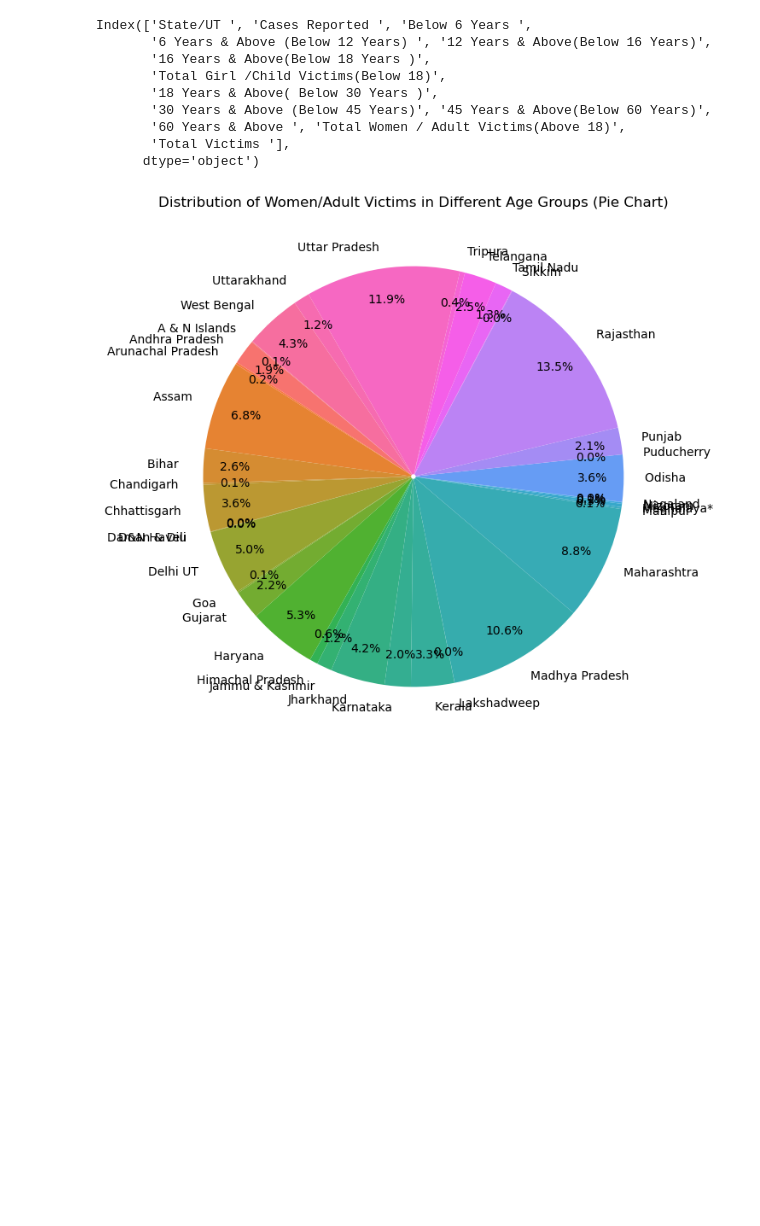
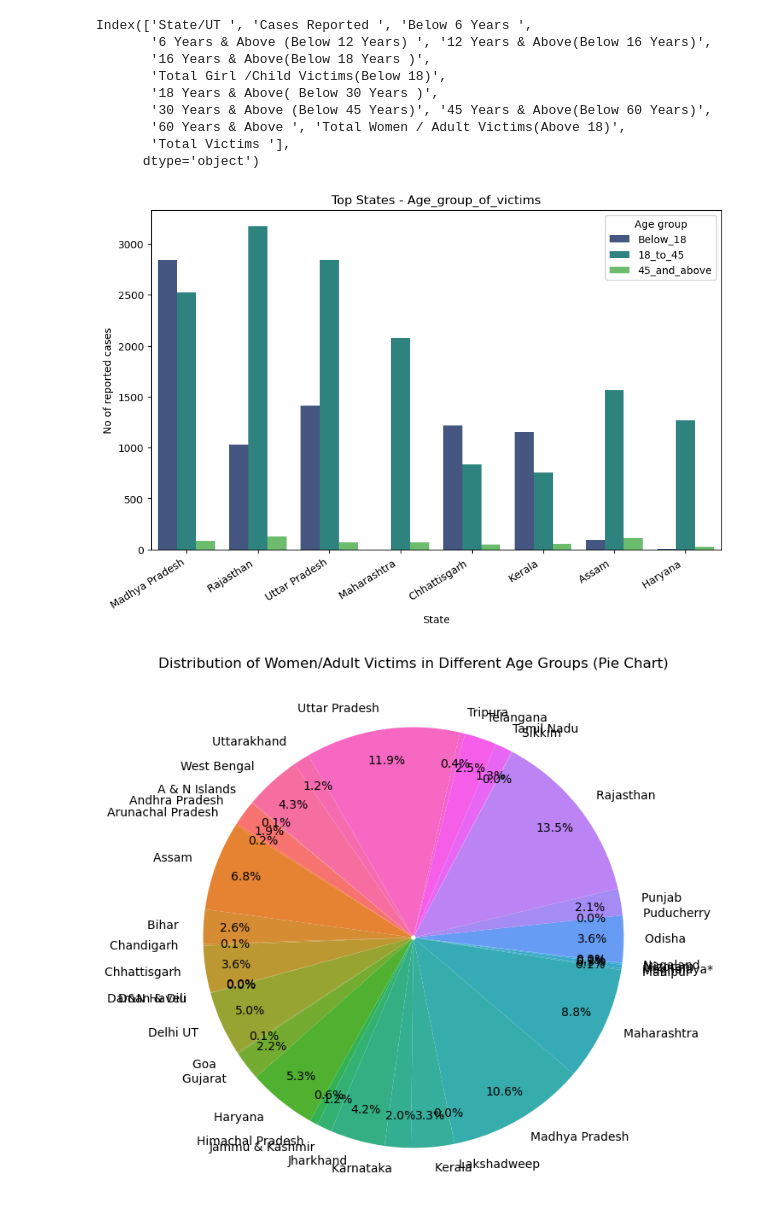
Before and after one commit to RajeevG187/Breaking-The-Scilence, a Jupyter notebook: DS250_project_EDA.ipynb, the cells around one changed output. Cells and saved outputs as stored; diff of their text form; code cells hidden in the pictures; blank space fills up the shorter version.

```diff
--- a/DS250_project_EDA.ipynb
+++ b/DS250_project_EDA.ipynb
@@ -245,6 +253,31 @@ Index(['State/UT ', 'Cases Reported ', 'Below 6 Years ',
        '60 Years & Above ', 'Total Women / Adult Victims(Above 18)',
        'Total Victims '],
       dtype='object')
+# %%
+sorted_age_group_df = Rape_under_Different_age_groups_2018.sort_values(by ='Total Victims ', ascending=False)
+# %%
+sorted_age_group_df['Below_18'] = sorted_age_group_df['Below 6 Years '] + sorted_age_group_df['6 Years & Above (Below 12 Years) '] + sorted_age_group_df['12 Years & Above(Below 16 Years)'] + sorted_age_group_df['16 Years & Above(Below 18 Years )']
+sorted_age_group_df['18_to_45'] = sorted_age_group_df['18 Years & Above( Below 30 Years )'] + sorted_age_group_df['30 Years & Above (Below 45 Years)']
+sorted_age_group_df['45_and_above'] = sorted_age_group_df['45 Years & Above(Below 60 Years)'] + sorted_age_group_df['60 Years & Above ']
+# %%
+data = sorted_age_group_df
+data = data.head(8)
+data= data[['State/UT ', 'Below_18', '18_to_45','45_and_above']]
+melted_data = pd.melt(data, id_vars=['State/UT '], var_name='Attribute', value_name='Value')
+
+vibrant_palette = sns.color_palette('husl', len(data['State/UT ']))
+
+# Create a bar plot
+plt.figure(figsize=(10, 6))
+sns.barplot(x='State/UT ', y='Value', hue='Attribute', data=melted_data, palette='viridis')
+plt.title('Top States - Age_group_of_victims')
+plt.ylabel('No of reported cases')
+plt.xlabel('State')
+plt.xticks(rotation=32, ha='right')
+plt.legend(title='Age group')
+plt.show()
+# %% [output]
+[figure, added]
 # %%
 import seaborn as sns
 
```
Also changed, not shown: parts of 5 cells of this notebook.
